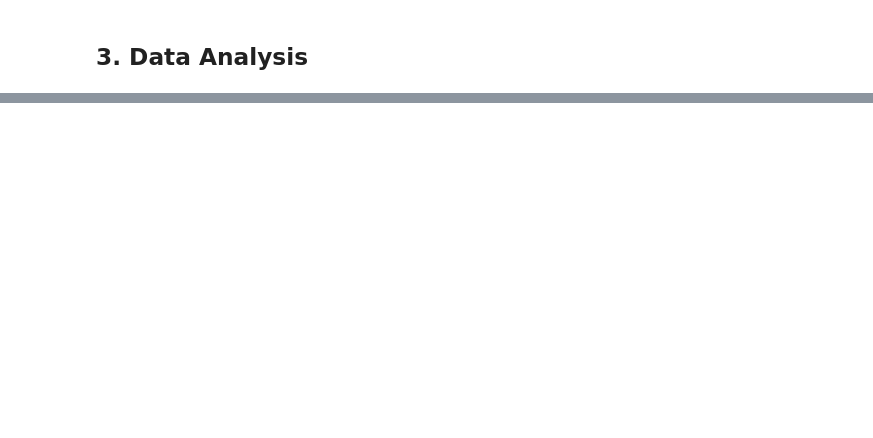
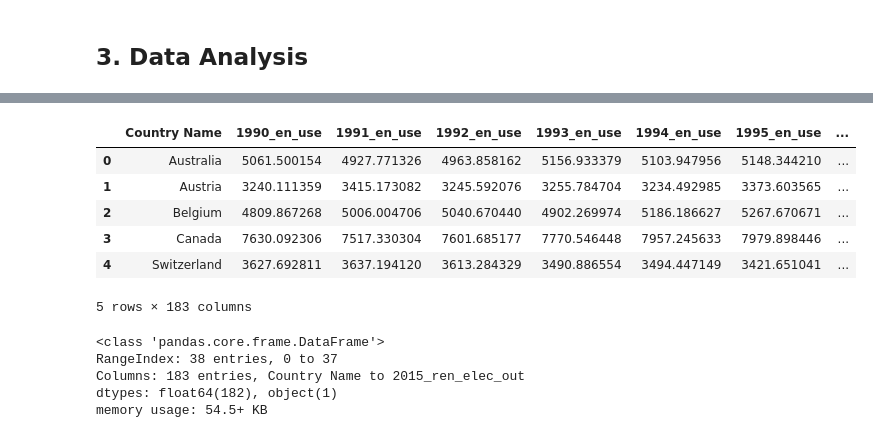
Before and after one commit to JuanRobledo12/Decision_Sciencies_Practical_Exam, a Jupyter notebook: q1.ipynb, the cells around one changed output, grey strips where cells are left out. Saved outputs shown, nothing was run; the diff lists cells and outputs as text; code cells hidden in the pictures; blank space fills up the shorter version.

```diff
--- a/q1.ipynb
+++ b/q1.ipynb
@@ -370,0 +338,5 @@ oecd_norm_df
+# %%
+data_frames = manipulate_data.drop_oecd_members_rows(data_frames) # Eliminates the oecd members aggregate row from all dataframes
+data_frames = manipulate_data.drop_indicator_data_cols(data_frames) # Eliminates the Indicator Name and Indicator Code columns in each dataframe
+data_frames = manipulate_data.add_suffix_to_cols(data_frames)
+analyzer.print_head(data_frames)
@@ -370,0 +381,20 @@ oecd_norm_df
+# %%
+all_indicators_df = manipulate_data.merge_all_indicators(dataframe_dict=data_frames)
+# %%
+all_indicators_df.head()
+# %% [output]
+|  | Country Name | 1990_en_use | 1991_en_use | 1992_en_use | 1993_en_use | 1994_en_use | 1995_en_use | ... |
+| 0 | Australia | 5061.500154 | 4927.771326 | 4963.858162 | 5156.933379 | 5103.947956 | 5148.344210 | ... |
+| 1 | Austria | 3240.111359 | 3415.173082 | 3245.592076 | 3255.784704 | 3234.492985 | 3373.603565 | ... |
+| 2 | Belgium | 4809.867268 | 5006.004706 | 5040.670440 | 4902.269974 | 5186.186627 | 5267.670671 | ... |
+| 3 | Canada | 7630.092306 | 7517.330304 | 7601.685177 | 7770.546448 | 7957.245633 | 7979.898446 | ... |
+| 4 | Switzerland | 3627.692811 | 3637.194120 | 3613.284329 | 3490.886554 | 3494.447149 | 3421.651041 | ... |
+5 rows × 183 columns
+# %%
+all_indicators_df.info()
+# %% [output]
+<class 'pandas.core.frame.DataFrame'>
+RangeIndex: 38 entries, 0 to 37
+Columns: 183 entries, Country Name to 2015_ren_elec_out
+dtypes: float64(182), object(1)
+memory usage: 54.5+ KB
```
Also changed, not shown: parts of 28 cells of this notebook, 8 other files.
